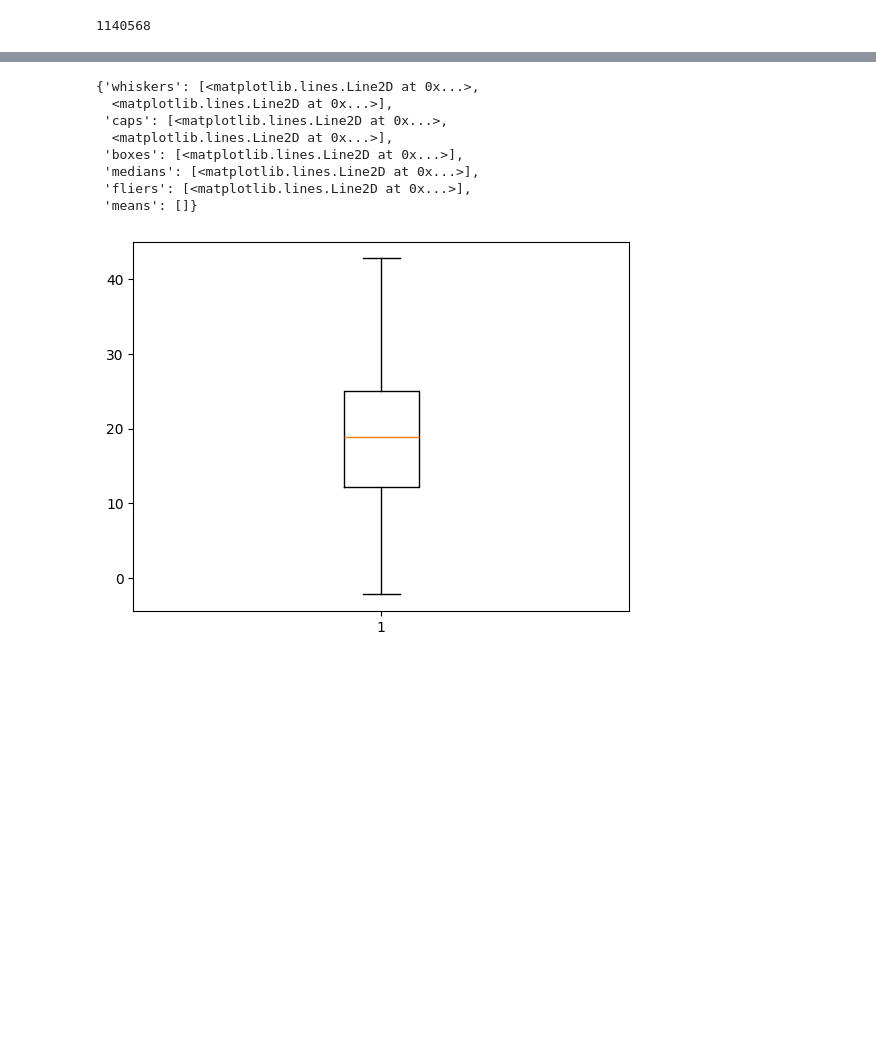
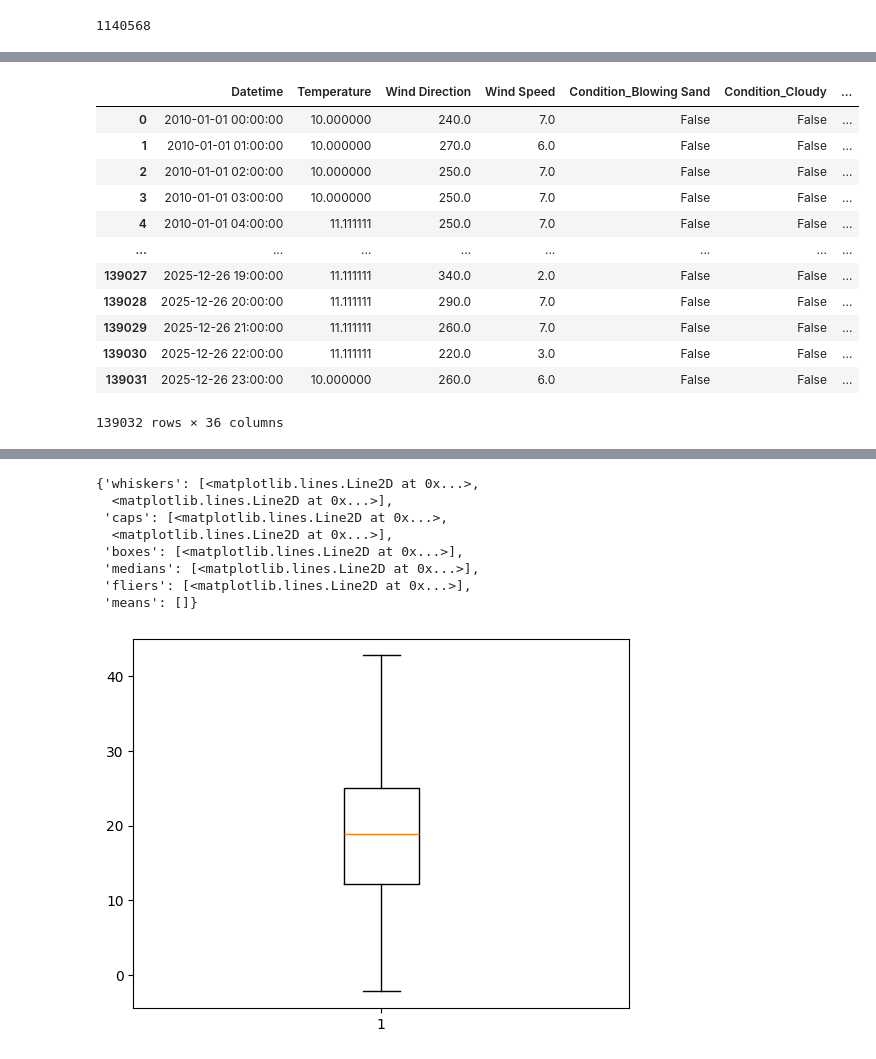
Before and after one commit to Basel-Aldwairi/Temperature_TSA, a Jupyter notebook: notebook/preprocessing.ipynb, the cells around one changed output, grey strips where cells are left out. Drawn from its saved outputs; the diff is of its cells as text; code cells hidden in the pictures; blank space fills up the shorter version.

```diff
--- a/notebook/preprocessing.ipynb
+++ b/notebook/preprocessing.ipynb
@@ -141,0 +186,16 @@ df2.head()
+# %%
+df2
+# %% [output]
+|  | Datetime | Temperature | Wind Direction | Wind Speed | Condition_Blowing Sand | Condition_Cloudy | ... |
+| 0 | 2010-01-01 00:00:00 | 10.000000 | 240.0 | 7.0 | False | False | ... |
+| 1 | 2010-01-01 01:00:00 | 10.000000 | 270.0 | 6.0 | False | False | ... |
+| 2 | 2010-01-01 02:00:00 | 10.000000 | 250.0 | 7.0 | False | False | ... |
+| 3 | 2010-01-01 03:00:00 | 10.000000 | 250.0 | 7.0 | False | False | ... |
+| 4 | 2010-01-01 04:00:00 | 11.111111 | 250.0 | 7.0 | False | False | ... |
+| ... | ... | ... | ... | ... | ... | ... | ... |
+| 139027 | 2025-12-26 19:00:00 | 11.111111 | 340.0 | 2.0 | False | False | ... |
+| 139028 | 2025-12-26 20:00:00 | 11.111111 | 290.0 | 7.0 | False | False | ... |
+| 139029 | 2025-12-26 21:00:00 | 11.111111 | 260.0 | 7.0 | False | False | ... |
+| 139030 | 2025-12-26 22:00:00 | 11.111111 | 220.0 | 3.0 | False | False | ... |
+| 139031 | 2025-12-26 23:00:00 | 10.000000 | 260.0 | 6.0 | False | False | ... |
+139032 rows × 36 columns
```
Also changed, not shown: parts of 22 cells of this notebook, 2 other files.
